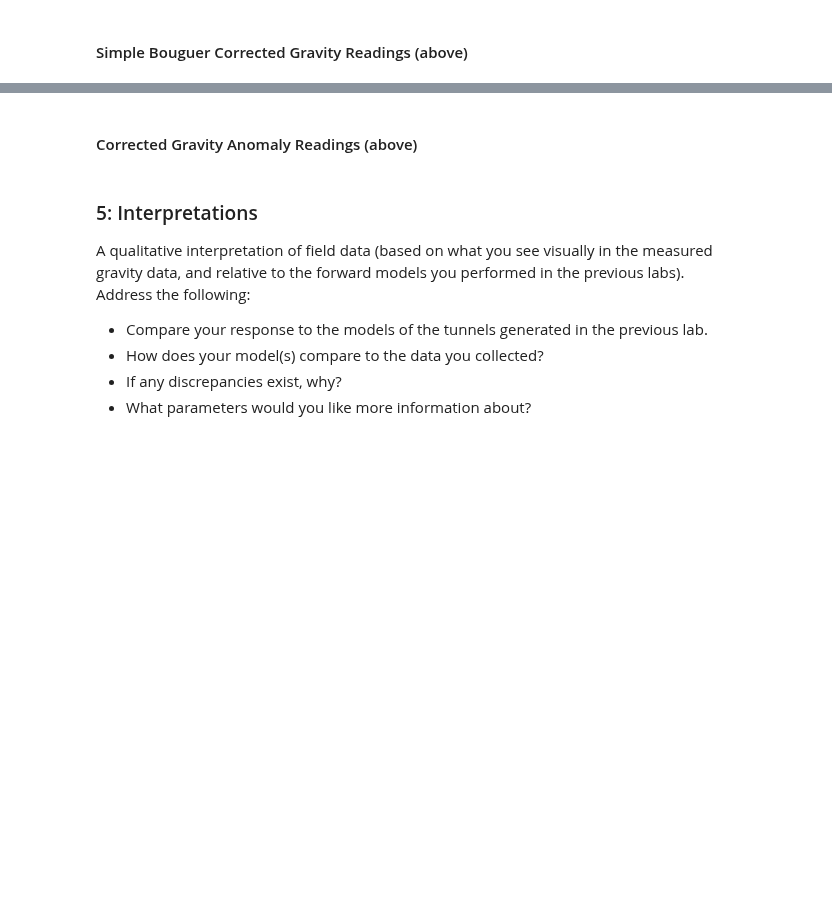
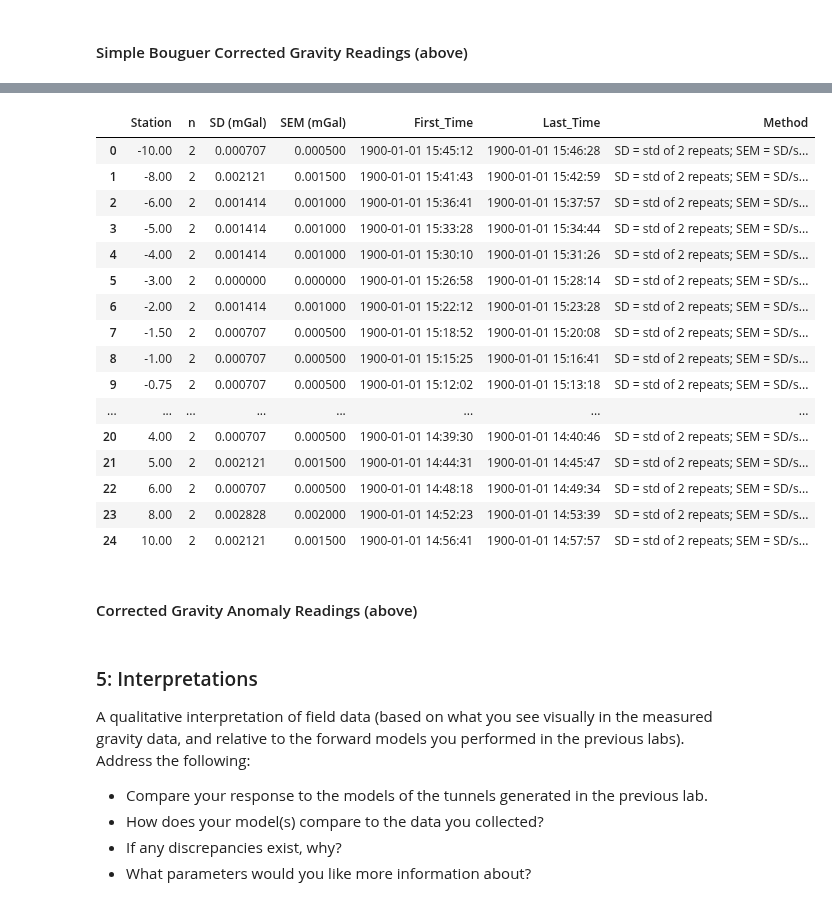
Before and after one commit to lillian-hanson/gpgn-318-328-notebooks, a Jupyter notebook: Labs/gravity/06-lab/06-Gravity-Tunnel-Hanson.ipynb, the cells around one changed output, grey strips where cells are left out. Cells and saved outputs as stored; diff of their text form; code cells hidden in the pictures; blank space fills up the shorter version.

```diff
--- a/Labs/gravity/06-lab/06-Gravity-Tunnel-Hanson.ipynb
+++ b/Labs/gravity/06-lab/06-Gravity-Tunnel-Hanson.ipynb
@@ -381,3 +414,47 @@ plt.show()
+# %%
+# Convert TIME column to datetime so we can sort/use min/max
+df['TIME'] = pd.to_datetime(df['TIME'], format="%H:%M:%S")
+
+# Group by station number
+stats = df.groupby('STATION_NUM').agg(
+    n=('GRAV', 'count'),
+    SD=('GRAV', 'std'),
+    SEM=('GRAV', lambda x: x.std() / np.sqrt(len(x))),
+    First_Time=('TIME', 'min'),
+    Last_Time=('TIME', 'max')
+).reset_index()
+
+# Add a text column describing how SD/SEM were computed
+stats['Method'] = stats.apply(
+    lambda row: f"SD = std of {row['n']} repeats; SEM = SD/sqrt(n)", axis=1
+)
+
+# Rename columns for presentation
+stats = stats.rename(columns={
+    'STATION_NUM': 'Station',
+    'SD': 'SD (mGal)',
+    'SEM': 'SEM (mGal)'
+})
+
+stats
+# %% [output]
+|  | Station | n | SD (mGal) | SEM (mGal) | First_Time | Last_Time | Method |
+| 0 | -10.00 | 2 | 0.000707 | 0.000500 | 1900-01-01 15:45:12 | 1900-01-01 15:46:28 | SD = std of 2 repeats; SEM = SD/s... |
+| 1 | -8.00 | 2 | 0.002121 | 0.001500 | 1900-01-01 15:41:43 | 1900-01-01 15:42:59 | SD = std of 2 repeats; SEM = SD/s... |
+| 2 | -6.00 | 2 | 0.001414 | 0.001000 | 1900-01-01 15:36:41 | 1900-01-01 15:37:57 | SD = std of 2 repeats; SEM = SD/s... |
+| 3 | -5.00 | 2 | 0.001414 | 0.001000 | 1900-01-01 15:33:28 | 1900-01-01 15:34:44 | SD = std of 2 repeats; SEM = SD/s... |
+| 4 | -4.00 | 2 | 0.001414 | 0.001000 | 1900-01-01 15:30:10 | 1900-01-01 15:31:26 | SD = std of 2 repeats; SEM = SD/s... |
+| 5 | -3.00 | 2 | 0.000000 | 0.000000 | 1900-01-01 15:26:58 | 1900-01-01 15:28:14 | SD = std of 2 repeats; SEM = SD/s... |
+| 6 | -2.00 | 2 | 0.001414 | 0.001000 | 1900-01-01 15:22:12 | 1900-01-01 15:23:28 | SD = std of 2 repeats; SEM = SD/s... |
+| 7 | -1.50 | 2 | 0.000707 | 0.000500 | 1900-01-01 15:18:52 | 1900-01-01 15:20:08 | SD = std of 2 repeats; SEM = SD/s... |
+| 8 | -1.00 | 2 | 0.000707 | 0.000500 | 1900-01-01 15:15:25 | 1900-01-01 15:16:41 | SD = std of 2 repeats; SEM = SD/s... |
+| 9 | -0.75 | 2 | 0.000707 | 0.000500 | 1900-01-01 15:12:02 | 1900-01-01 15:13:18 | SD = std of 2 repeats; SEM = SD/s... |
+| ... | ... | ... | ... | ... | ... | ... | ... |
+| 20 | 4.00 | 2 | 0.000707 | 0.000500 | 1900-01-01 14:39:30 | 1900-01-01 14:40:46 | SD = std of 2 repeats; SEM = SD/s... |
+| 21 | 5.00 | 2 | 0.002121 | 0.001500 | 1900-01-01 14:44:31 | 1900-01-01 14:45:47 | SD = std of 2 repeats; SEM = SD/s... |
+| 22 | 6.00 | 2 | 0.000707 | 0.000500 | 1900-01-01 14:48:18 | 1900-01-01 14:49:34 | SD = std of 2 repeats; SEM = SD/s... |
+| 23 | 8.00 | 2 | 0.002828 | 0.002000 | 1900-01-01 14:52:23 | 1900-01-01 14:53:39 | SD = std of 2 repeats; SEM = SD/s... |
+| 24 | 10.00 | 2 | 0.002121 | 0.001500 | 1900-01-01 14:56:41 | 1900-01-01 14:57:57 | SD = std of 2 repeats; SEM = SD/s... |
 # %% [markdown]
 #### Corrected Gravity Anomaly Readings (above)
 # %% [markdown]
```
Also changed, not shown: parts of 10 cells of this notebook, 6 other files.
